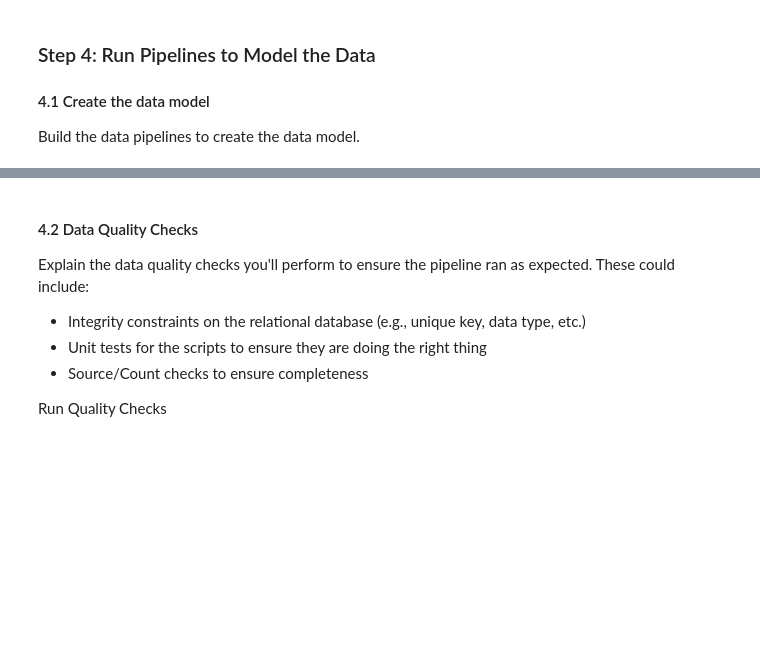
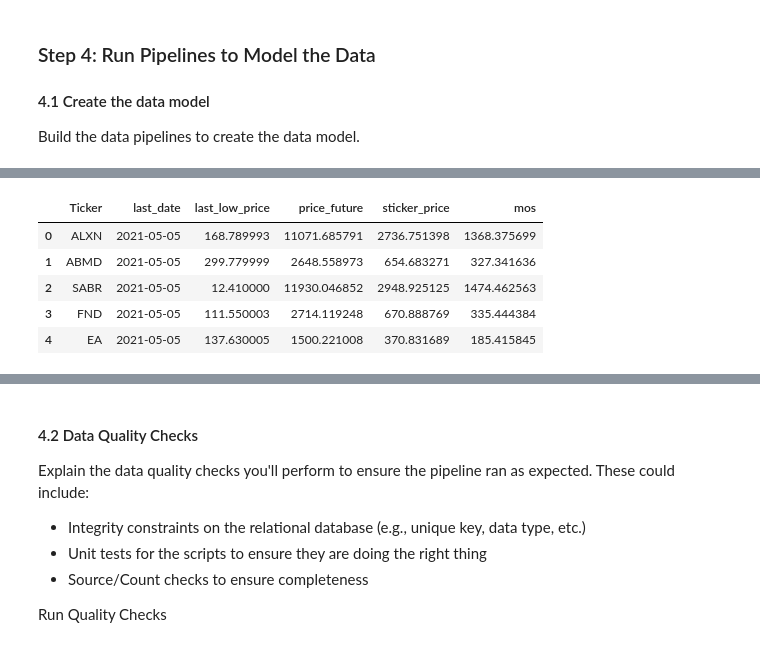
Before and after one commit to bofflord/stock-screener, a Jupyter notebook: src/capstone_stockscreener.ipynb, the cells around one changed output, grey strips where cells are left out. Cells and saved outputs as stored; diff of their text form; code cells hidden in the pictures; blank space fills up the shorter version.

```diff
--- a/src/capstone_stockscreener.ipynb
+++ b/src/capstone_stockscreener.ipynb
@@ -241,0 +625,9 @@ Build the data pipelines to create the data model.
+# %%
+screener_df.head()
+# %% [output]
+|  | Ticker | last_date | last_low_price | price_future | sticker_price | mos |
+| 0 | ALXN | 2021-05-05 | 168.789993 | 11071.685791 | 2736.751398 | 1368.375699 |
+| 1 | ABMD | 2021-05-05 | 299.779999 | 2648.558973 | 654.683271 | 327.341636 |
+| 2 | SABR | 2021-05-05 | 12.410000 | 11930.046852 | 2948.925125 | 1474.462563 |
+| 3 | FND | 2021-05-05 | 111.550003 | 2714.119248 | 670.888769 | 335.444384 |
+| 4 | EA | 2021-05-05 | 137.630005 | 1500.221008 | 370.831689 | 185.415845 |
```
Also changed, not shown: parts of 50 cells of this notebook, 5 other files.
